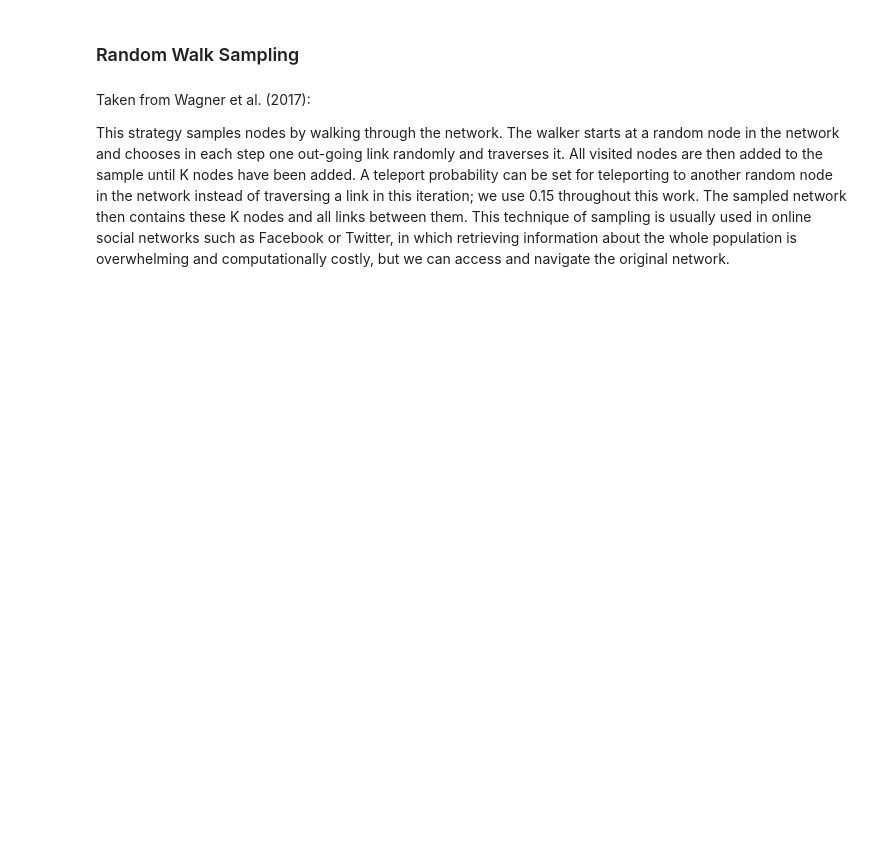
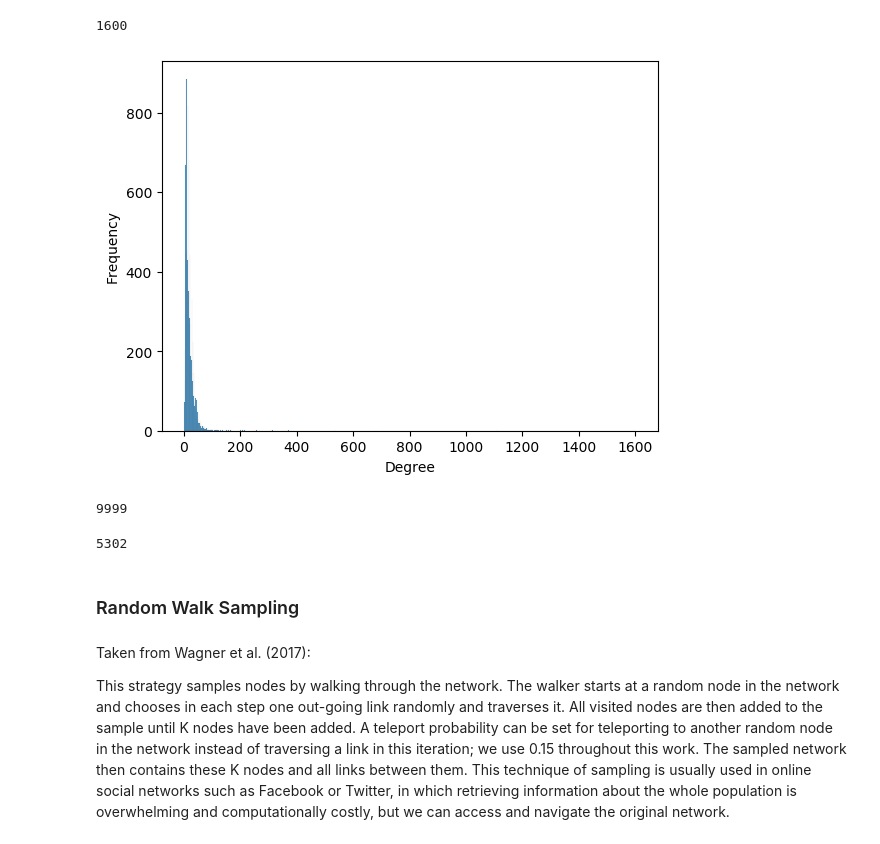
Before and after one commit to TDebono/disparate-exposure-link-recommendation, a Jupyter notebook: synthetic_data.ipynb, the cells around one changed output. Cells and saved outputs as stored; diff of their text form; code cells hidden in the pictures; blank space fills up the shorter version.

```diff
--- a/synthetic_data.ipynb
+++ b/synthetic_data.ipynb
@@ -20,8 +23,8 @@ G = Random(
 # %%
 G2 = DPA(
-        N=1000,
-        fm=0.5,
-        d=0.1,
+        N=10000,
+        fm=0.3,
+        d=0.001,
         plo_M=2.5,
         plo_m=2.5,
         verbose=False
@@ -28,0 +34,4 @@ G2 = DPA(
+# %%
+G2_ = G2.copy()
+# %%
+G2_ = G2_.to_undirected()
@@ -28,0 +252,8 @@ G2 = DPA(
+# %%
+G2_.degree(6172)
+# %% [output]
+1600
+# %%
+plot_degree_dist(G2_)
+# %% [output]
+[figure, added]
@@ -28,0 +264,8 @@ G2 = DPA(
+# %%
+len(nodes_with_del_out_edge)
+# %% [output]
+9999
+# %%
+len(set(nodes_with_del_out_edge))
+# %% [output]
+5302
```
Also changed, not shown: parts of 66 cells of this notebook.
